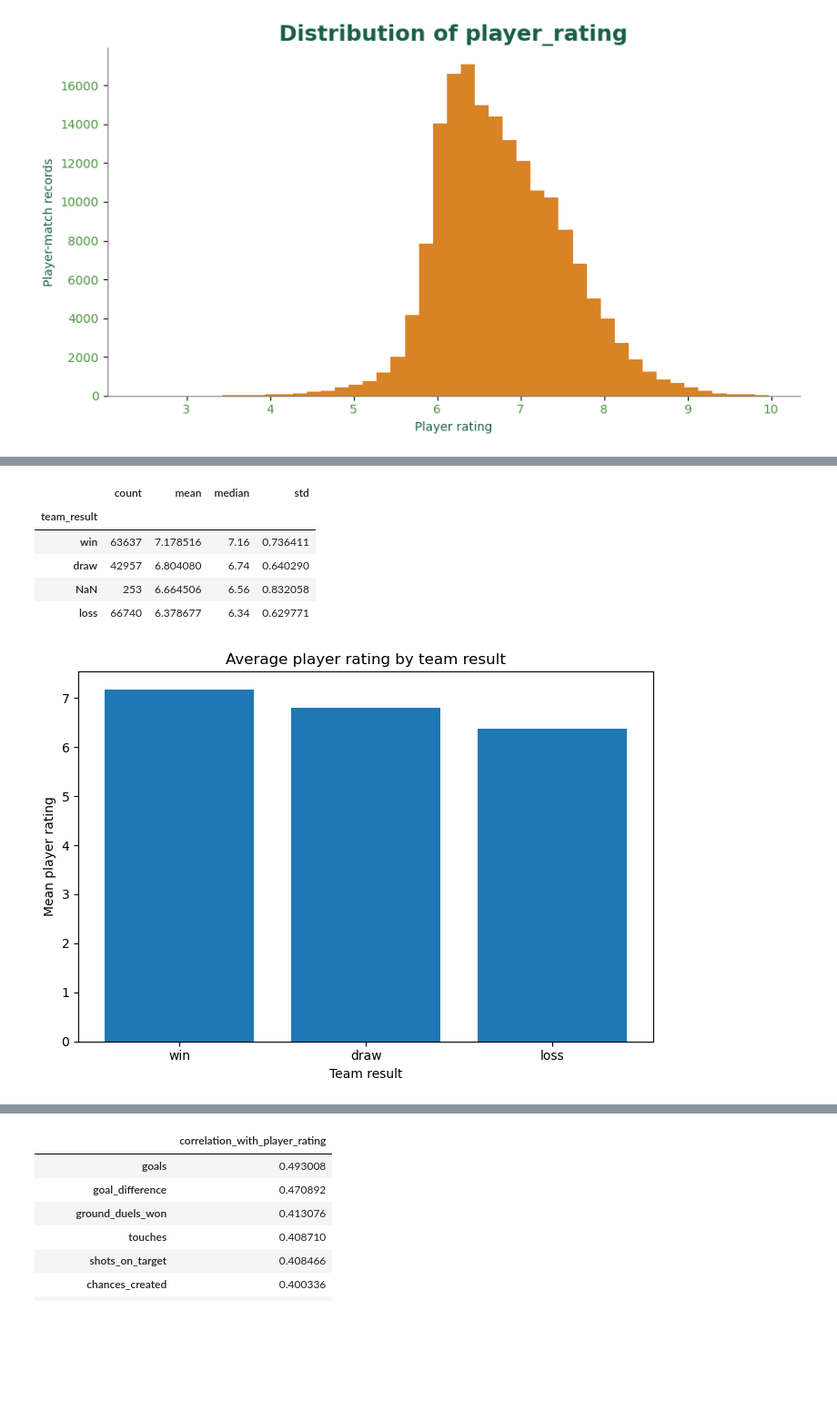
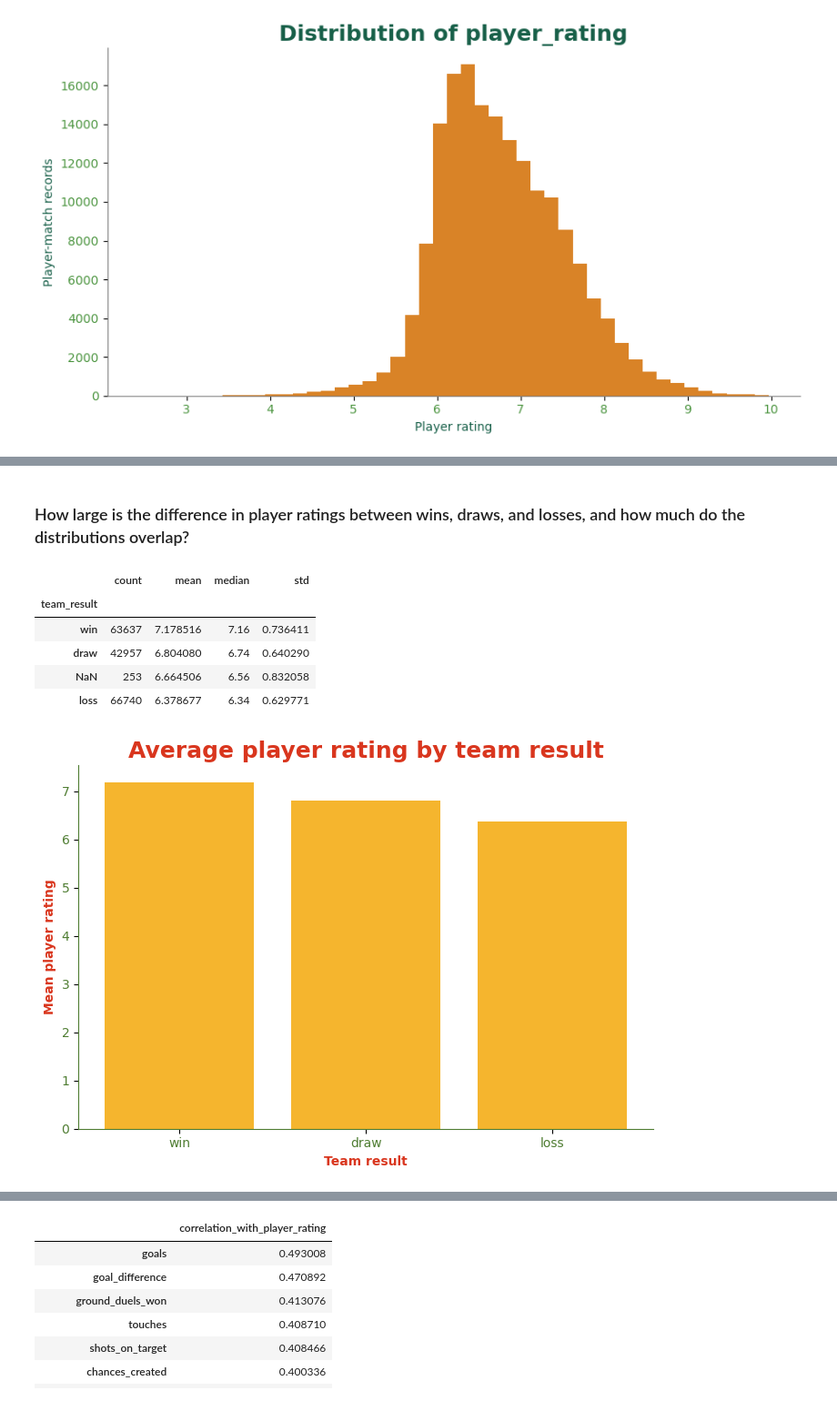
Before and after one commit to saba-ghorashi/football-player-rating-analysis, a Jupyter notebook: football_player_rating_analysis.ipynb, the cells around one changed output, grey strips where cells are left out. Shown at 91% size. Drawn from its saved outputs; the diff is of its cells as text; code cells hidden in the pictures; blank space fills up the shorter version.

```diff
--- a/football_player_rating_analysis.ipynb
+++ b/football_player_rating_analysis.ipynb
@@ -898,24 +911,31 @@ plt.show()
+# %% [markdown]
+### How large is the difference in player ratings between wins, draws, and losses, and how much do the distributions overlap?
 # %%
 result_summary = (
     df_clean.groupby("team_result", dropna=False)[TARGET]
     .agg(["count", "mean", "median", "std"])
     .sort_values("mean", ascending=False)
 )
 display(result_summary)
 
 valid_results = [r for r in ["win", "draw", "loss"] if r in df_clean["team_result"].dropna().unique()]
 plt.figure(figsize=(7, 5))
-plt.bar(valid_results, [df_clean.loc[df_clean["team_result"].eq(r), TARGET].mean() for r in valid_results])
-plt.ylabel("Mean player rating")
-plt.xlabel("Team result")
-plt.title("Average player rating by team result")
+plt.bar(valid_results, [df_clean.loc[df_clean["team_result"].eq(r), TARGET].mean() for r in valid_results],color="#F5B52E")
+plt.ylabel("Mean player rating",color="#D9361E",weight="bold")
+plt.xlabel("Team result",color="#D9361E",weight="bold")
+plt.title("Average player rating by team result",color="#D9361E",weight="bold",fontsize=18)
+plt.xticks(color="#4F7D32")
+plt.yticks(color="#4F7D32")
+ax=plt.gca()
+ax.spines[["top","right"]].set_visible(False)
+ax.spines[["bottom","left"]].set_color("#4F7D32")
 plt.tight_layout()
 plt.show()
 # %% [output]
 |  | count | mean | median | std |
 | team_result |  |  |  |  |
 | win | 63637 | 7.178516 | 7.16 | 0.736411 |
 | draw | 42957 | 6.804080 | 6.74 | 0.640290 |
 | NaN | 253 | 6.664506 | 6.56 | 0.832058 |
 | loss | 66740 | 6.378677 | 6.34 | 0.629771 |
-[figure, old version]
+[figure, new version]
```
Also changed, not shown: parts of 12 cells of this notebook.
